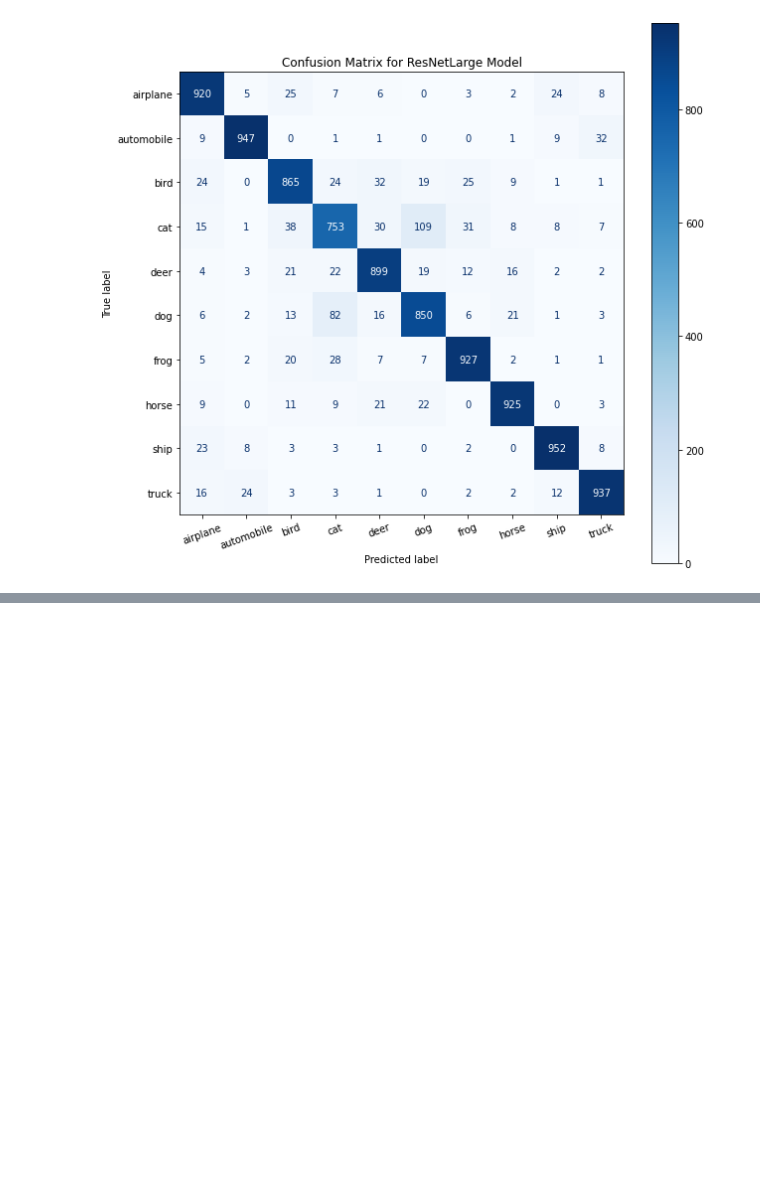
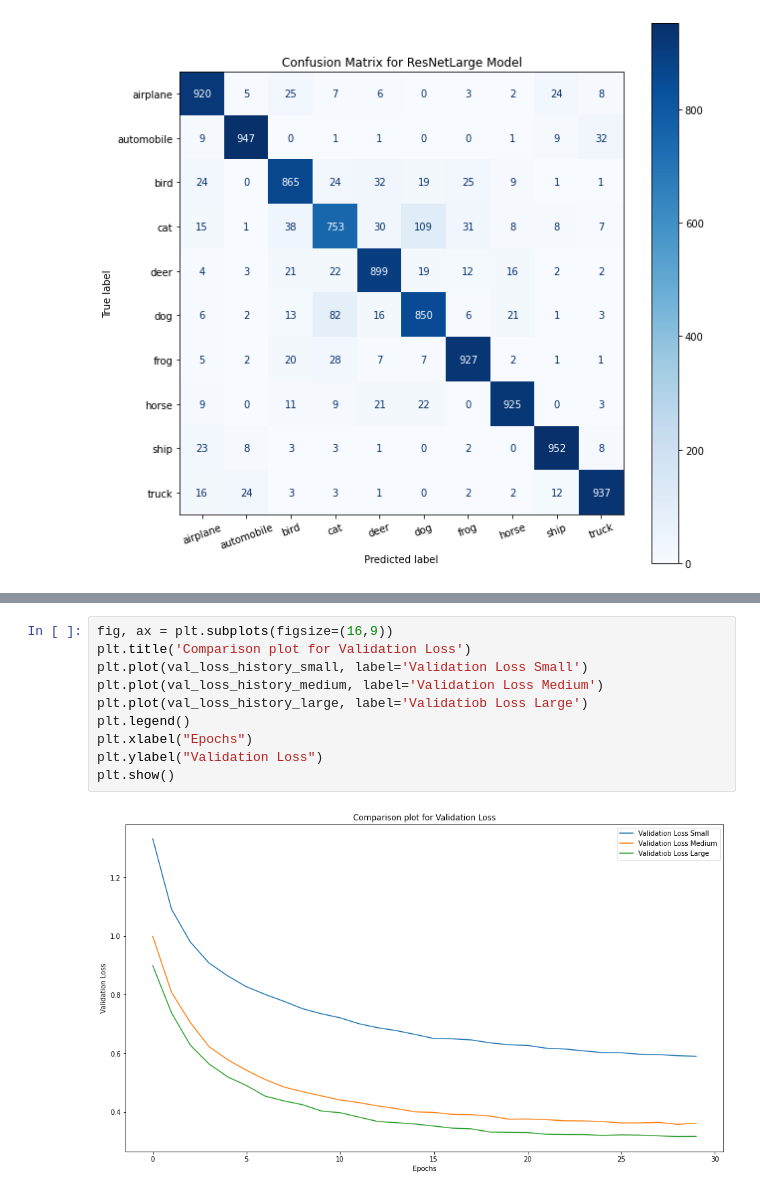
Before and after one commit to parisimaa/modifiedResNet, a Jupyter notebook: MiniProject.ipynb, the cells around one changed output, grey strips where cells are left out. Saved outputs shown, nothing was run; the diff lists cells and outputs as text; blank space fills up the shorter version.

```diff
--- a/MiniProject.ipynb
+++ b/MiniProject.ipynb
@@ -677,0 +702,12 @@ plt.xticks(rotation = 20)
+# %%
+fig, ax = plt.subplots(figsize=(16,9))
+plt.title('Comparison plot for Validation Loss')
+plt.plot(val_loss_history_small, label='Validation Loss Small')
+plt.plot(val_loss_history_medium, label='Validation Loss Medium')
+plt.plot(val_loss_history_large, label='Validatiob Loss Large')
+plt.legend()
+plt.xlabel("Epochs")
+plt.ylabel("Validation Loss")
+plt.show()
+# %% [output]
+[figure, added]
```
Also changed, not shown: parts of 3 cells of this notebook.
